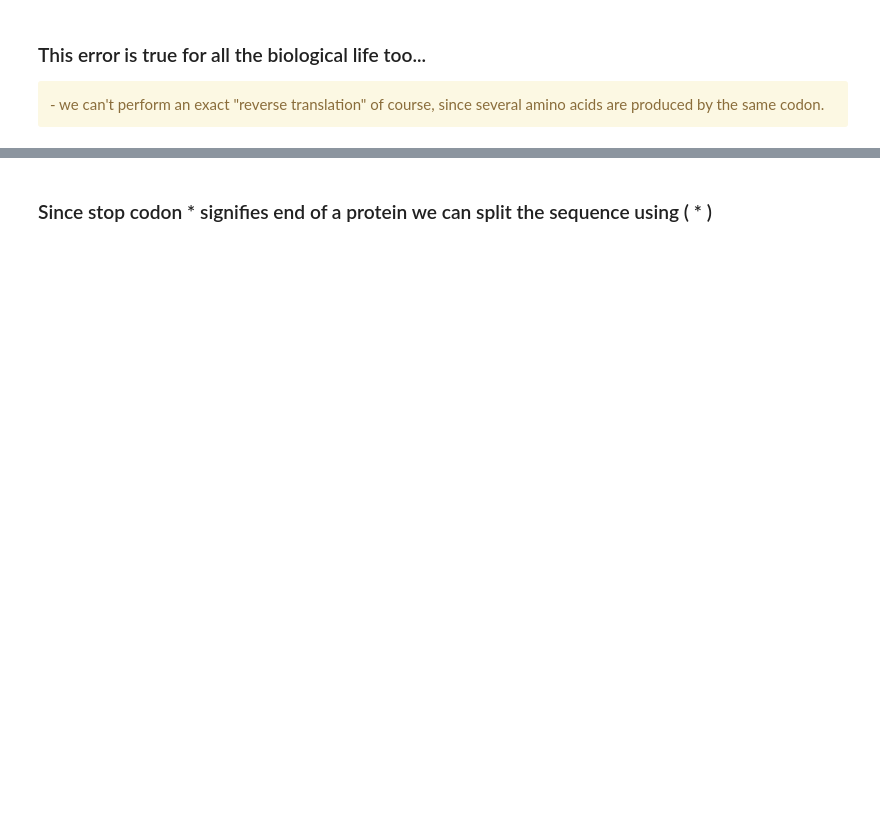
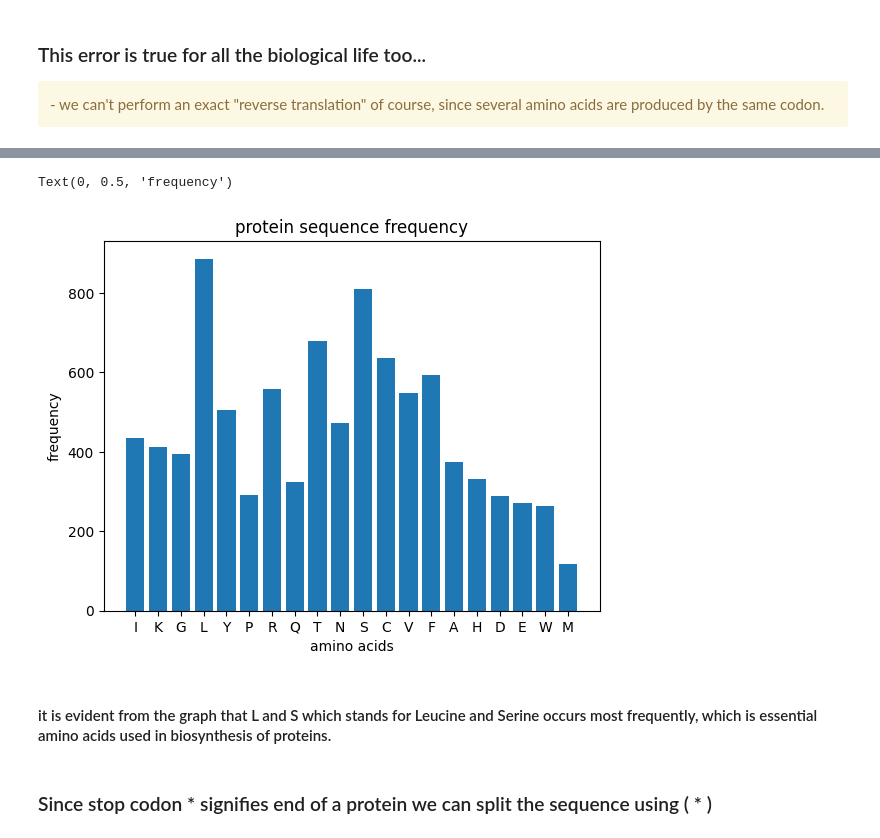
Before and after one commit to OYanez85/Biopython_Covid, a Jupyter notebook: notebook.ipynb, the cells around one changed output, grey strips where cells are left out. Drawn from its saved outputs; the diff is of its cells as text; code cells hidden in the pictures; blank space fills up the shorter version.

```diff
--- a/notebook.ipynb
+++ b/notebook.ipynb
@@ -345,0 +452,3 @@ print(CodonTable.unambiguous_dna_by_id[1])
+# %%
+protein_seq = seqfromfile.translate()
+protein_seq[:10]
@@ -358,2 +485,4 @@ print(CodonTable.unambiguous_dna_by_id[1])
 # %%
 # Listing the most common amino acids
+common_amino = Counter(protein_seq)
+common_amino.most_common(10)
@@ -360,4 +502,18 @@ print(CodonTable.unambiguous_dna_by_id[1])
 # %%
 # visualize all 20 amino acid occurrences in the form of a histogram
+
+del common_amino['*']
+
+pylab.bar(common_amino.keys(),common_amino.values())
+
+pylab.title("protein sequence frequency")
+
+pylab.xlabel("amino acids")
+pylab.ylabel("frequency")
+# %% [output]
+Text(0, 0.5, 'frequency')
+[figure, added]
+# %% [markdown]
+#### it is evident from the graph that L and S which stands for Leucine and Serine occurs most frequently, which is essential amino acids used in biosynthesis of proteins.
 # %% [markdown]
 ### Since stop codon * signifies end of a protein we can split the sequence using ( * )
```
Also changed, not shown: parts of 50 cells of this notebook, 2 other files.
